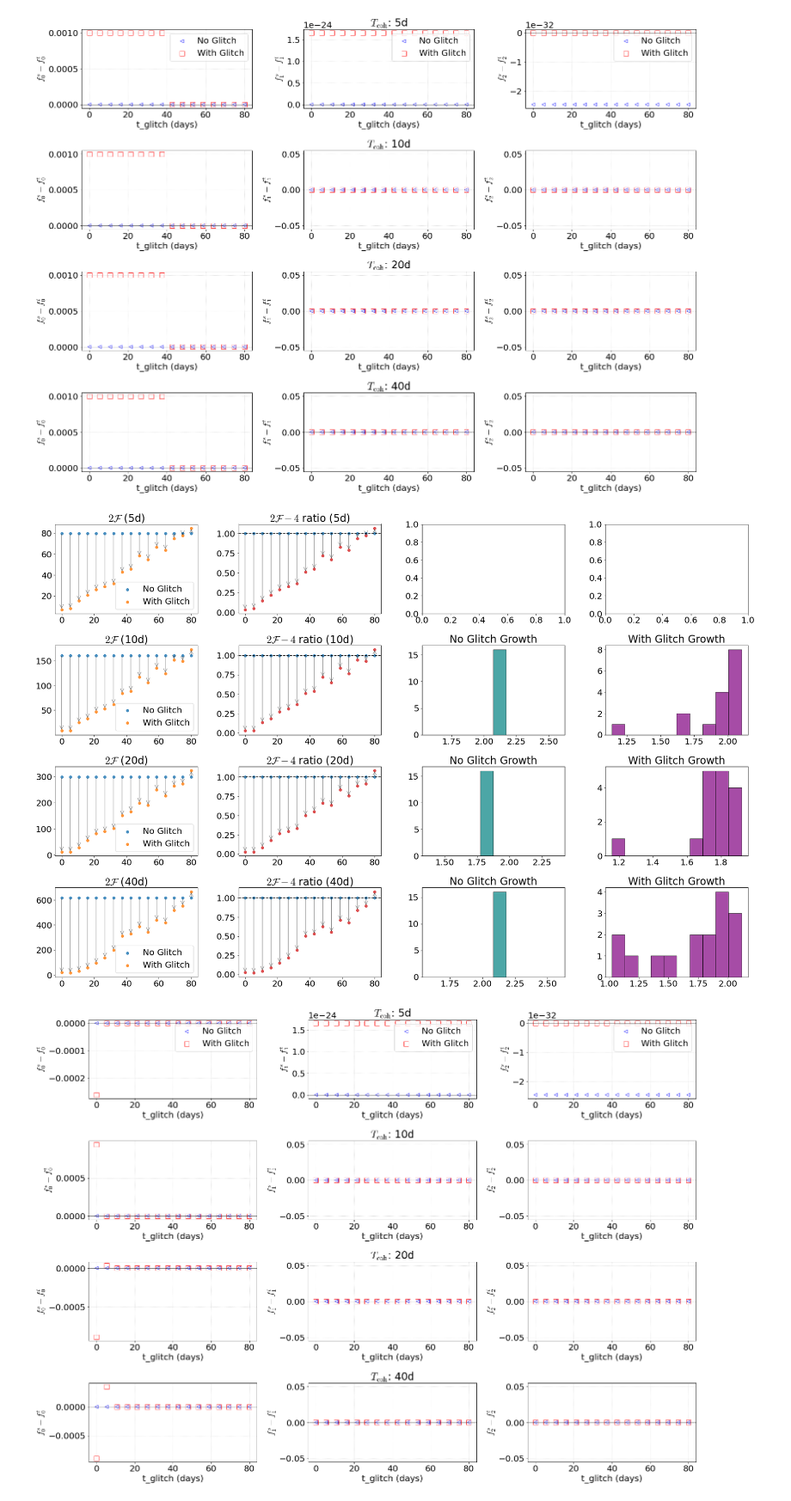
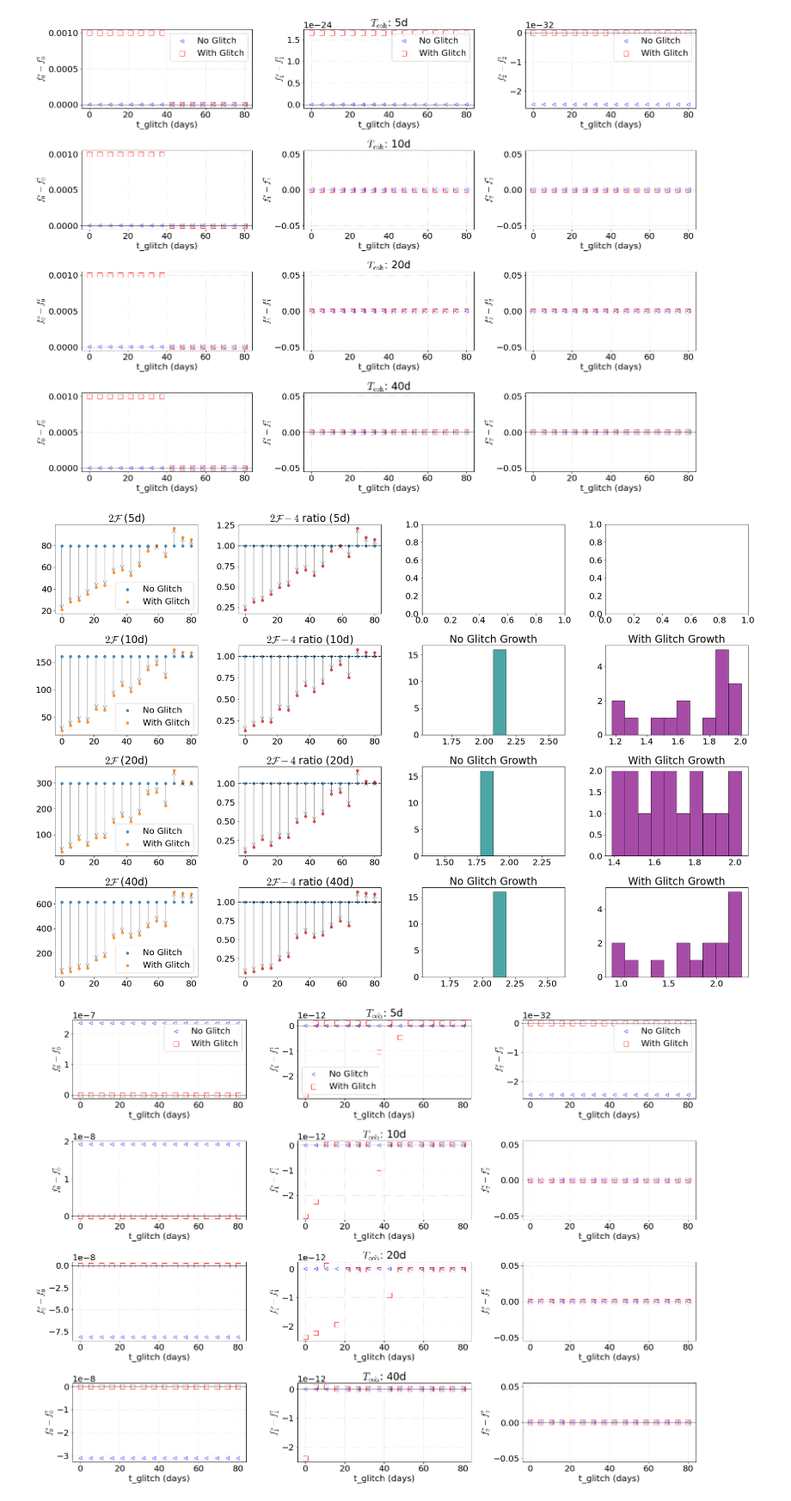
Before and after one commit to damondmc/cwglitch, a Jupyter notebook: analysis.ipynb, the cells around one changed output. Shown at 86% size. Saved outputs shown, nothing was run; the diff lists cells and outputs as text; code cells hidden in the pictures.

```diff
--- a/analysis.ipynb
+++ b/analysis.ipynb
@@ -245,17 +245,17 @@ fig, ax = plot_params_bias(results_obj, p_labels)
 [figure]
 # %%
 # 1. Define your parameters
-labels = ['ng_f0', 'wg_dnu_nu_1e-4_q0.3']
+labels = ['ng_f0', 'wg_dnu1_nu1_1e-4']
 p_labels = ['No Glitch', 'With Glitch']
 durs = ['5d', '10d', '20d', '40d']
 
 # 2. Load the data once
 results_obj = load_result(labels[1], labels, durs, n_signal=16, homedir=config['home_dir'])
 
 # 3. Plot whenever you want
 fig, ax = plot_fstat_ratio(results_obj, p_labels)
 
 fig, ax = plot_params_bias(results_obj, p_labels)
 # %% [output]
-[figure, old version]
+[figure, new version]
-[figure, old version]
+[figure, new version]
```
Also changed, not shown: 9 other files.
